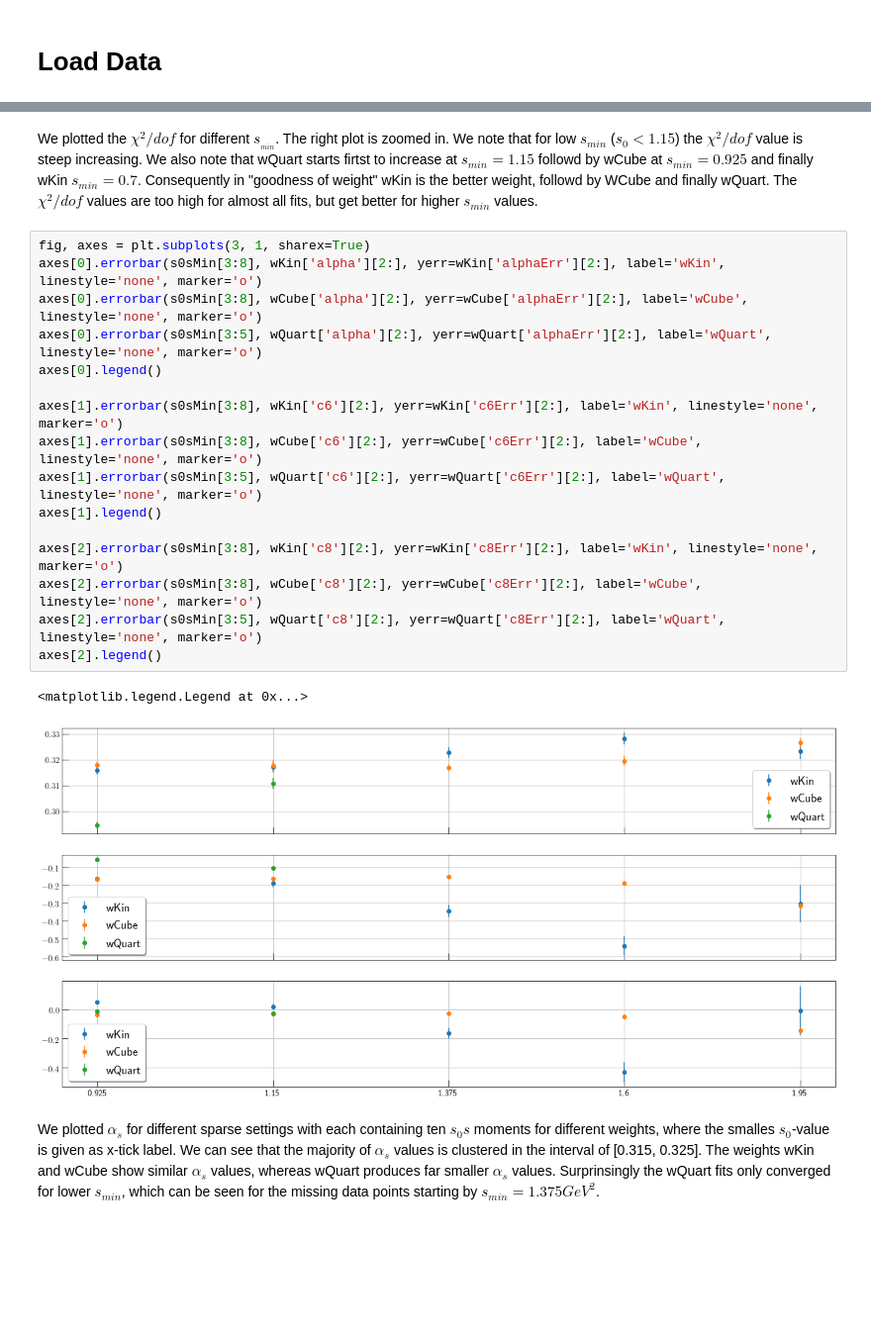
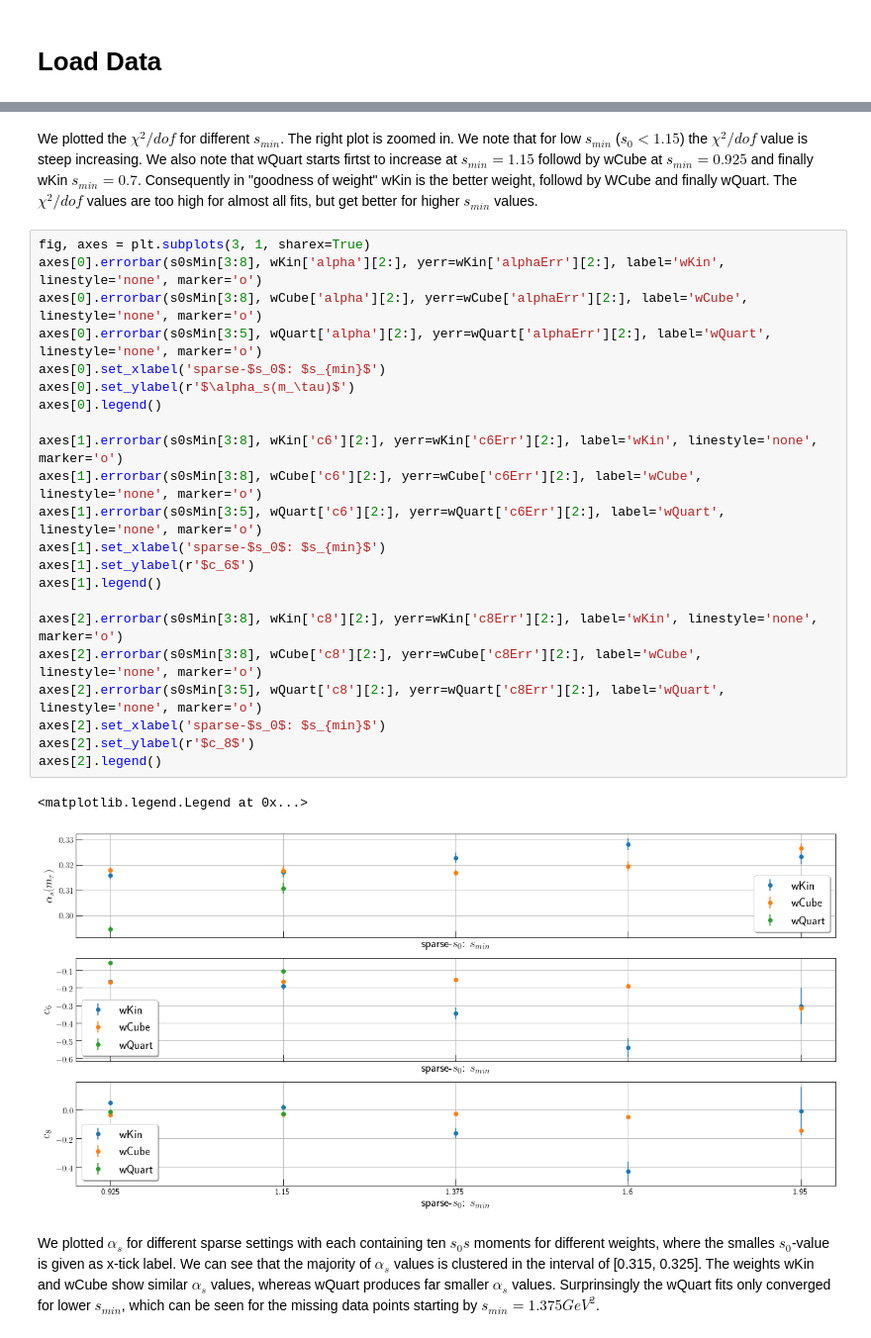
Before and after one commit to phd-dirk/Notebooks, a Jupyter notebook: alphaDetermination/sparseS0s.ipynb, the cells around one changed output, grey strips where cells are left out. Shown at 99% size. Saved outputs shown, nothing was run; the diff lists cells and outputs as text; blank space fills up the shorter version.

Commit message:
updated sparse readme, added sparse pdf

```diff
--- a/alphaDetermination/sparseS0s.ipynb
+++ b/alphaDetermination/sparseS0s.ipynb
@@ -63,23 +67,29 @@ axes[1].legend()
 # %% [markdown]
-We plotted the $\chi^2/dof$ for different $s__{min}$. The right plot is zoomed in. We note that for low $s_{min}$ ($s_0 < 1.15$) the $\chi^2/dof$ value is steep increasing. We also note that wQuart starts firtst to increase at $s_{min}=1.15$ followd by wCube at $s_{min}=0.925$ and finally wKin $s_{min}=0.7$. Consequently in "goodness of weight" wKin is the better weight, followd by WCube and finally wQuart. The $\chi^2/dof$ values are too high for almost all fits, but get better for higher $s_{min}$ values.
+We plotted the $\chi^2/dof$ for different $s_{min}$. The right plot is zoomed in. We note that for low $s_{min}$ ($s_0 < 1.15$) the $\chi^2/dof$ value is steep increasing. We also note that wQuart starts firtst to increase at $s_{min}=1.15$ followd by wCube at $s_{min}=0.925$ and finally wKin $s_{min}=0.7$. Consequently in "goodness of weight" wKin is the better weight, followd by WCube and finally wQuart. The $\chi^2/dof$ values are too high for almost all fits, but get better for higher $s_{min}$ values.
 # %%
 fig, axes = plt.subplots(3, 1, sharex=True)
 axes[0].errorbar(s0sMin[3:8], wKin['alpha'][2:], yerr=wKin['alphaErr'][2:], label='wKin', linestyle='none', marker='o')
 axes[0].errorbar(s0sMin[3:8], wCube['alpha'][2:], yerr=wCube['alphaErr'][2:], label='wCube', linestyle='none', marker='o')
 axes[0].errorbar(s0sMin[3:5], wQuart['alpha'][2:], yerr=wQuart['alphaErr'][2:], label='wQuart', linestyle='none', marker='o')
+axes[0].set_xlabel('sparse-$s_0$: $s_{min}$')
+axes[0].set_ylabel(r'$\alpha_s(m_\tau)$')
 axes[0].legend()
 
 axes[1].errorbar(s0sMin[3:8], wKin['c6'][2:], yerr=wKin['c6Err'][2:], label='wKin', linestyle='none', marker='o')
 axes[1].errorbar(s0sMin[3:8], wCube['c6'][2:], yerr=wCube['c6Err'][2:], label='wCube', linestyle='none', marker='o')
 axes[1].errorbar(s0sMin[3:5], wQuart['c6'][2:], yerr=wQuart['c6Err'][2:], label='wQuart', linestyle='none', marker='o')
+axes[1].set_xlabel('sparse-$s_0$: $s_{min}$')
+axes[1].set_ylabel(r'$c_6$')
 axes[1].legend()
 
 axes[2].errorbar(s0sMin[3:8], wKin['c8'][2:], yerr=wKin['c8Err'][2:], label='wKin', linestyle='none', marker='o')
 axes[2].errorbar(s0sMin[3:8], wCube['c8'][2:], yerr=wCube['c8Err'][2:], label='wCube', linestyle='none', marker='o')
 axes[2].errorbar(s0sMin[3:5], wQuart['c8'][2:], yerr=wQuart['c8Err'][2:], label='wQuart', linestyle='none', marker='o')
+axes[2].set_xlabel('sparse-$s_0$: $s_{min}$')
+axes[2].set_ylabel(r'$c_8$')
 axes[2].legend()
 # %% [output]
 <matplotlib.legend.Legend at 0x...>
-[figure, old version]
+[figure, new version]
 # %% [markdown]
 We plotted $\alpha_s$ for different sparse settings with each containing ten $s_0s$ moments for different weights, where the smalles $s_0$-value is given as x-tick label. We can see that the majority of $\alpha_s$ values is clustered in the interval of [0.315, 0.325]. The weights wKin and wCube show similar $\alpha_s$ values, whereas wQuart produces far smaller $\alpha_s$ values. Surprinsingly the wQuart fits only converged for lower $s_{min}$, which can be seen for the missing data points starting by $s_{min} = 1.375GeV^2$.
```
Also changed, not shown: parts of 2 cells of this notebook, 2 other files.
